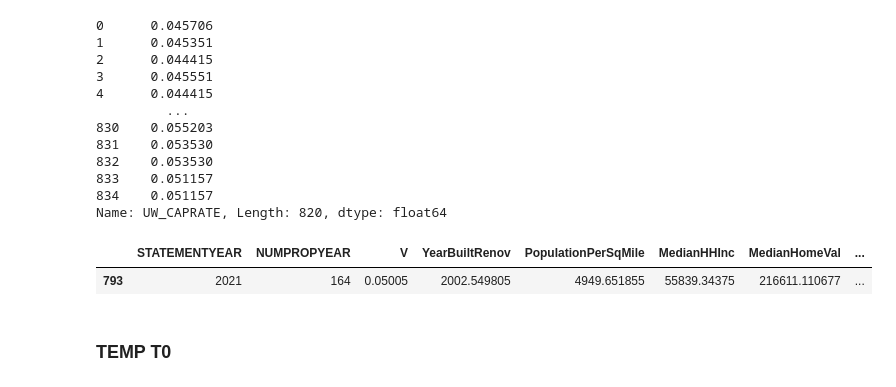
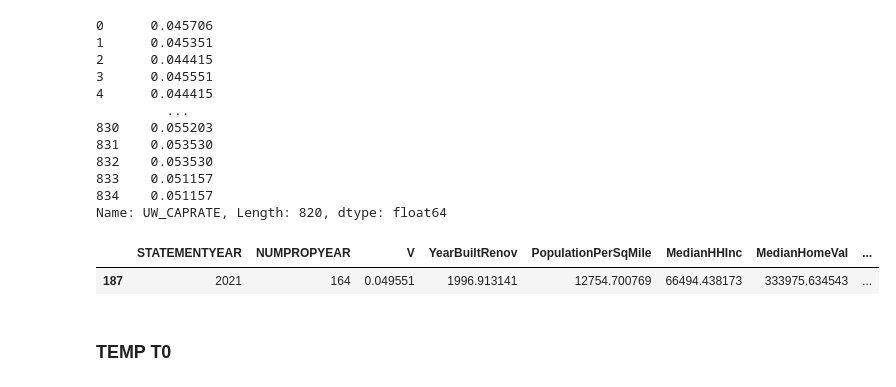
Before and after one commit to Andreprogdev/StarVal, a Jupyter notebook: INSERT_PROP_REGRESS_AVM_0/INSERT_PROP_REGRESS_AVM_0.ipynb, the cells around one changed output. Cells and saved outputs as stored; diff of their text form; code cells hidden in the pictures.

```diff
--- a/INSERT_PROP_REGRESS_AVM_0/INSERT_PROP_REGRESS_AVM_0.ipynb
+++ b/INSERT_PROP_REGRESS_AVM_0/INSERT_PROP_REGRESS_AVM_0.ipynb
@@ -204,8 +220,8 @@ if NumProperties_UW > MIN_NUMPROPS_FOR_US_MEAN_CALC and len(filtered_data) >= MI
 ### TEMP TUS
 # %%
 conditions_TUS = (
-    (MACRO_MEAN_SDV_DF['SUBTYPE'] == SUBTYPE) &
-    (MACRO_MEAN_SDV_DF['MDRA'] == MDRA) &
+    (MACRO_MEAN_SDV_DF['SUBTYPE'] == 'ALL') &
+    (MACRO_MEAN_SDV_DF['MDRA'] == 'ALLUS') &
     (MACRO_MEAN_SDV_DF['STATEMENTYEAR'] >= STATEMENTYEAR1) &
     (MACRO_MEAN_SDV_DF['STATEMENTYEAR'] <= STATEMENTYEAR2) &
     (MACRO_MEAN_SDV_DF['NumProperties_UW'] > MIN_NUMPROPS_FOR_US_MEAN_CALC)
@@ -320,35 +336,34 @@ tus = {
     'NUMPROPYEAR': NUMPROPYEAR,
     'V': V_TUS,
     'YearBuiltRenov': MACRO_MEAN_SDV_DF['YearBuiltRenov'],
     'PopulationPerSqMile': MACRO_MEAN_SDV_DF['PopulationPerSqMile'],
     'MedianHHInc': MACRO_MEAN_SDV_DF['MedianHHInc'],
     'MedianHomeVal': MACRO_MEAN_SDV_DF['MedianHomeVal'],
     'Median_Rent': MACRO_MEAN_SDV_DF['Median_Rent'],
     'MedianAge': MACRO_MEAN_SDV_DF['MedianAge'],
     'Median_Owner_Costs': MACRO_MEAN_SDV_DF['Median_Owner_Costs'],
     'RenterPCT': MACRO_MEAN_SDV_DF['RenterPCT'],
     'CashRentOver30PCT': MACRO_MEAN_SDV_DF['CashRentOver30PCT'],
     'BachelorsOrMorePCT': MACRO_MEAN_SDV_DF['BachelorsOrMorePCT'],
     'UnemploymentPCT': MACRO_MEAN_SDV_DF['UnemploymentPCT'],
     'MngtFinancePCT': MACRO_MEAN_SDV_DF['MngtFinancePCT'],
     'MovedIn2010orLaterPCT': MACRO_MEAN_SDV_DF['MovedIn2010orLaterPCT'],
     'HPI_1YRCH': MACRO_MEAN_SDV_DF['HPI_1YRCH'],
     'NumUnits': MACRO_MEAN_SDV_DF['NumUnits'],
     'HPI_METRO_1YRCH': MACRO_MEAN_SDV_DF['HPI_METRO_1YRCH']
 }
 
 TUS_DF_ORIGIN = pd.DataFrame(tus)
 
 columns_to_select = ['STATEMENTYEAR', 'NUMPROPYEAR', 'V', 'YearBuiltRenov', 'PopulationPerSqMile',
                      'MedianHHInc', 'MedianHomeVal', 'Median_Rent', 'MedianAge', 'Median_Owner_Costs',
                      'RenterPCT', 'CashRentOver30PCT', 'BachelorsOrMorePCT', 'UnemploymentPCT', 'MngtFinancePCT',
                      'MovedIn2010orLaterPCT', 'HPI_1YRCH', 'NumUnits', 'HPI_METRO_1YRCH']
 
-TUS_DF = TUS_DF_ORIGIN.loc[conditions_TUS, columns_to_select]
-TUS_DF = TUS_DF.drop_duplicates()
+TUS_DF = TUS_DF_ORIGIN.loc[conditions_TUS, columns_to_select].drop_duplicates()
 TUS_DF
 # %% [output]
 |  | STATEMENTYEAR | NUMPROPYEAR | V | YearBuiltRenov | PopulationPerSqMile | MedianHHInc | MedianHomeVal | ... |
-| 793 | 2021 | 164 | 0.05005 | 2002.549805 | 4949.651855 | 55839.34375 | 216611.110677 | ... |
+| 187 | 2021 | 164 | 0.049551 | 1996.913141 | 12754.700769 | 66494.438173 | 333975.634543 | ... |
 # %% [markdown]
 ### TEMP T0
```
Also changed, not shown: parts of 9 cells of this notebook.
